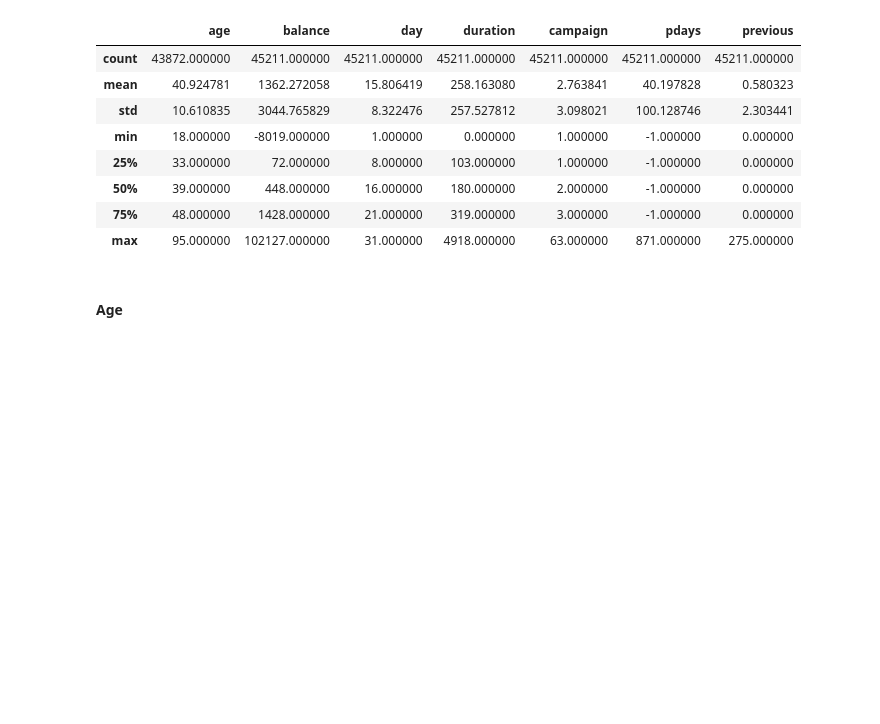
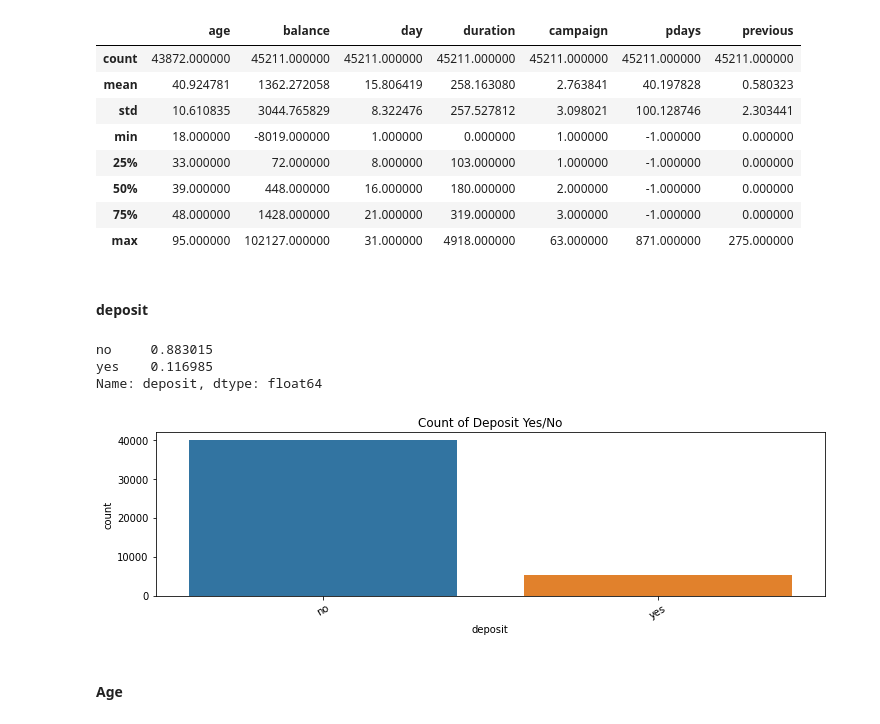
Before and after one commit to sfreagin/ADS_500B_project, a Jupyter notebook: group_project/EDA1.ipynb, the cells around one changed output. Drawn from its saved outputs; the diff is of its cells as text; code cells hidden in the pictures; blank space fills up the shorter version.

```diff
--- a/group_project/EDA1.ipynb
+++ b/group_project/EDA1.ipynb
@@ -35,6 +29,19 @@ bank_main_df.describe()
 | 50% | 39.000000 | 448.000000 | 16.000000 | 180.000000 | 2.000000 | -1.000000 | 0.000000 |
 | 75% | 48.000000 | 1428.000000 | 21.000000 | 319.000000 | 3.000000 | -1.000000 | 0.000000 |
 | max | 95.000000 | 102127.000000 | 31.000000 | 4918.000000 | 63.000000 | 871.000000 | 275.000000 |
+# %% [markdown]
+#### deposit
+# %%
+print(bank_main_df['deposit'].value_counts(normalize=True))
+plt.figure(figsize=(12,3))
+sns.countplot(data=bank_main_df,x='deposit')
+plt.xticks(rotation=30)
+plt.title('Count of Deposit Yes/No');
+# %% [output]
+no     0.883015
+yes    0.116985
+Name: deposit, dtype: float64
+[figure, new version]
 # %% [markdown]
 #### Age
 # %%
```
Also changed, not shown: parts of 9 cells of this notebook, 11 other files.
